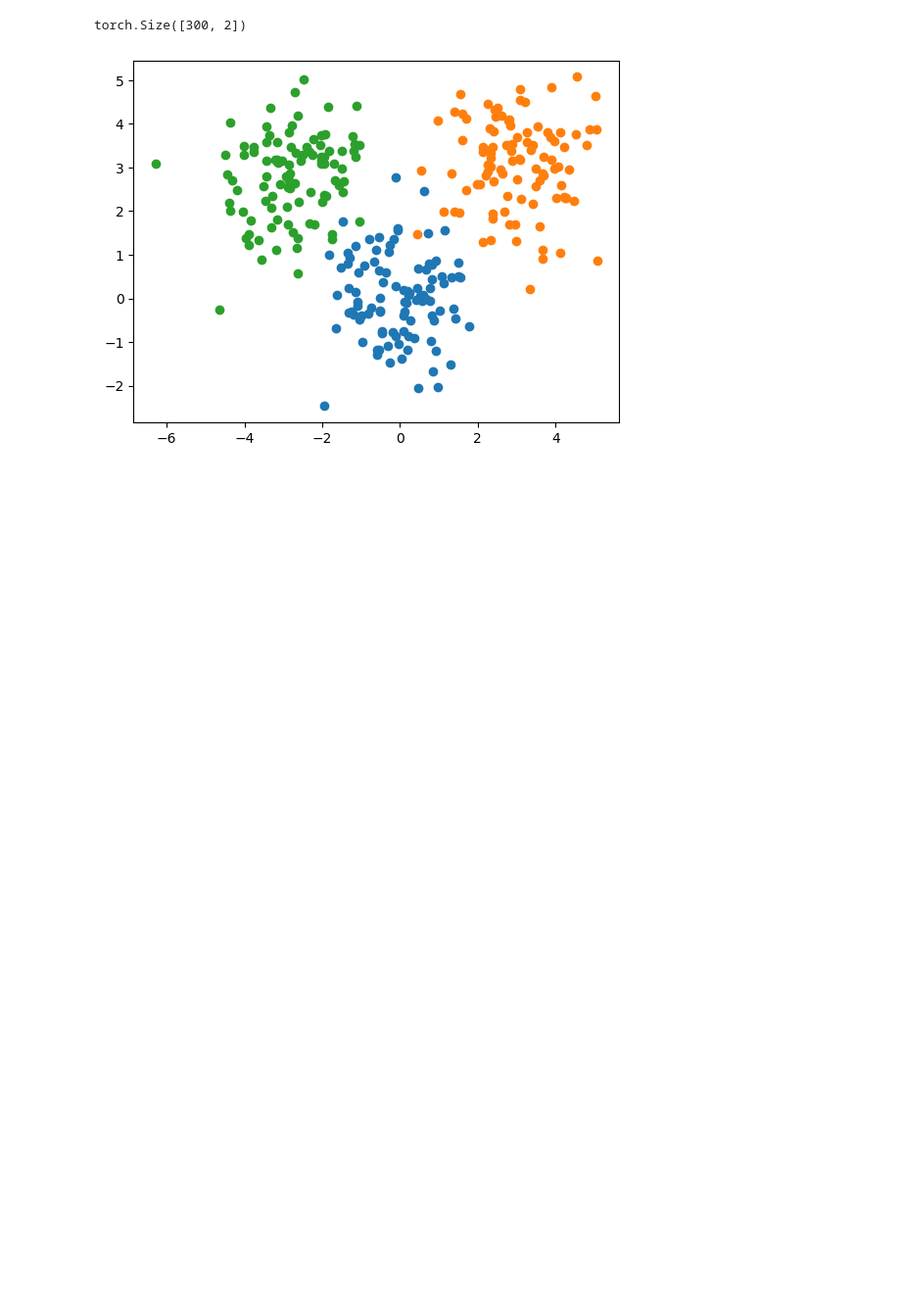
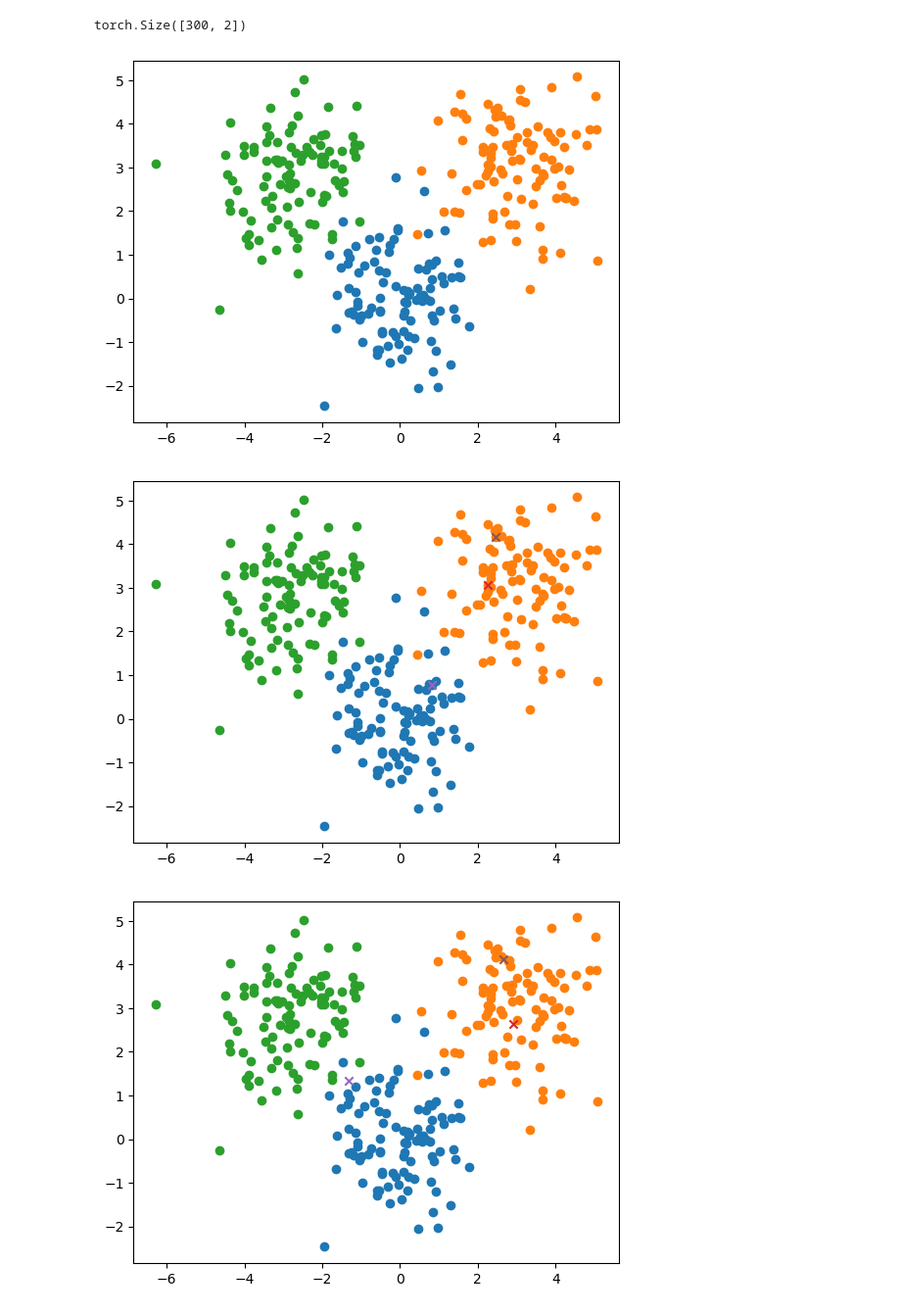
Before and after one commit to jukkraputp/pim-ml, a Jupyter notebook: pytorch.ipynb, the cells around one changed output. Shown at 98% size. Cells and saved outputs as stored; diff of their text form; code cells hidden in the pictures; blank space fills up the shorter version.

```diff
--- a/pytorch.ipynb
+++ b/pytorch.ipynb
@@ -36,3 +36,22 @@ for i in range(3):
 plt.show()
 # %% [output]
 [figure]
+# %%
+K = 3
+centroids = X[torch.randperm(len(X))[:K]]
+while True:
+    D = torch.cdist(X, centroids)
+    clusters = torch.argmin(D, dim=1)
+    for i in range(3):
+        plt.scatter(X[i*N:(i+1)*N, 0], X[i*N:(i+1)*N, 1])
+    old_centroids = centroids.clone()
+    for k in range(K):
+        plt.scatter(centroids[k, 0], centroids[k, 1], marker='x')
+        centroids[k] = X[clusters == k].mean(dim=0)
+    change = torch.sum((centroids - old_centroids) ** 2)
+    if change < 0.1:
+        break
+    plt.show()
+# %% [output]
+[figure, added]
+[figure, added]
```
Also changed, not shown: parts of 2 cells of this notebook.
